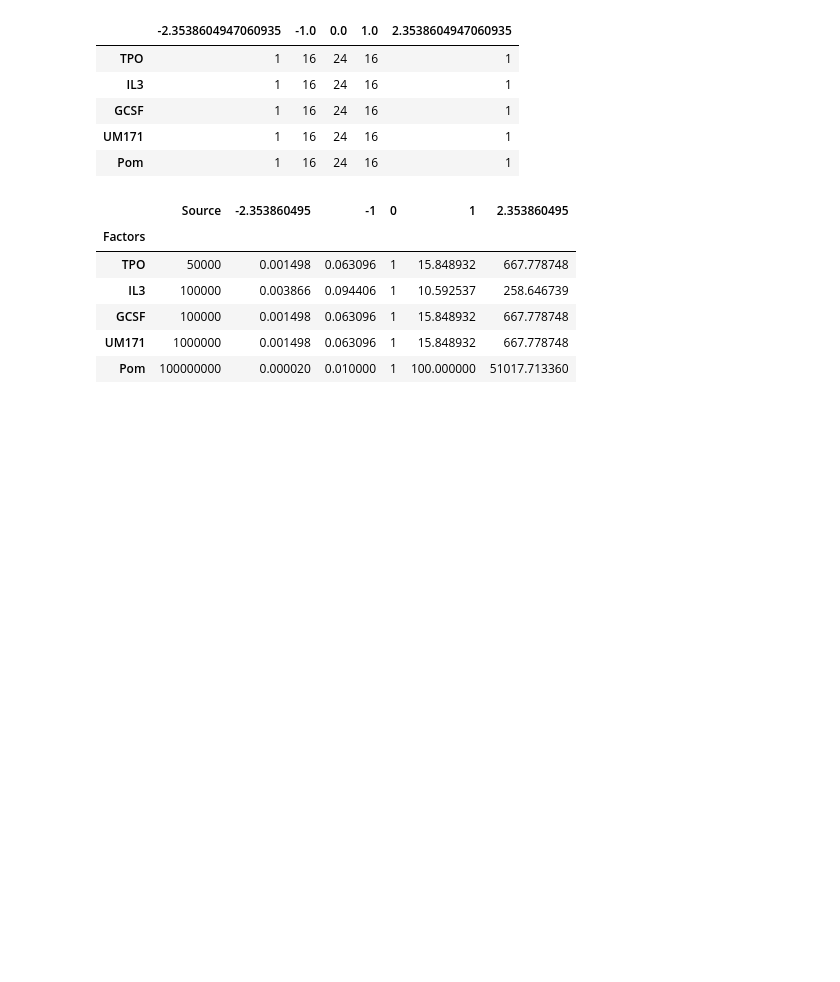
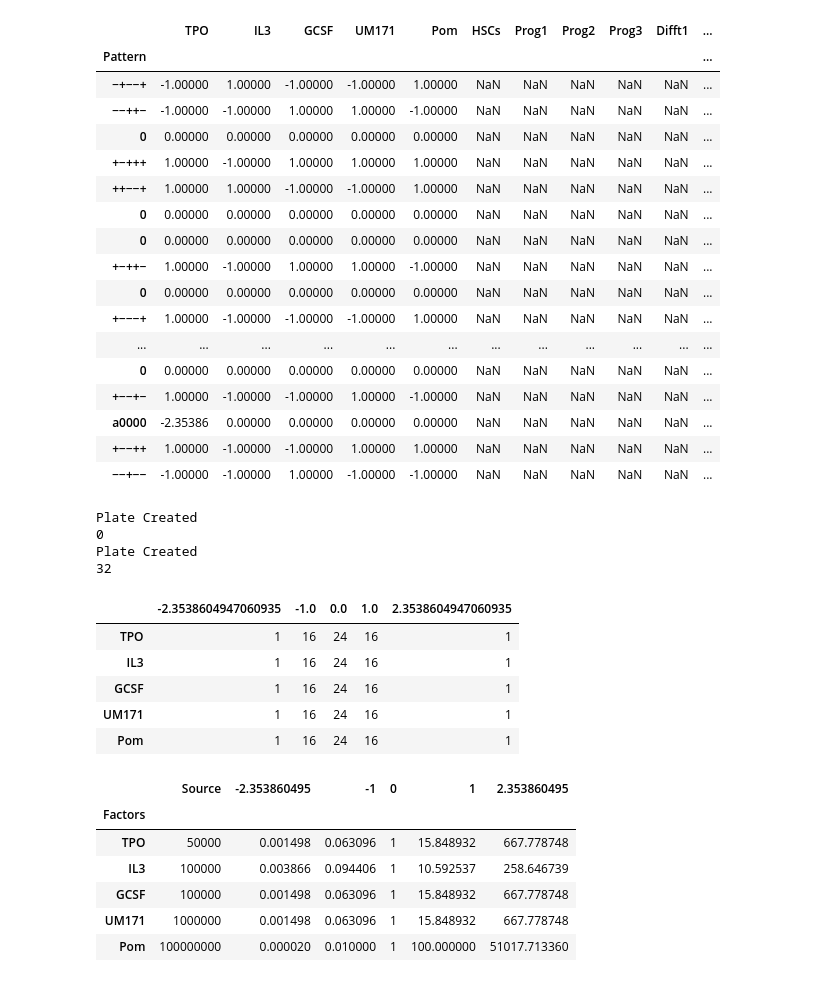
Before and after one commit to Siddarth-Raghuvanshi/HSC_Generation_Pipeline, a Jupyter notebook: Test_Files/Fixes for Pipeline.ipynb, the cells around one changed output. Cells and saved outputs as stored; diff of their text form; code cells hidden in the pictures; blank space fills up the shorter version.

```diff
--- a/Test_Files/Fixes for Pipeline.ipynb
+++ b/Test_Files/Fixes for Pipeline.ipynb
@@ -1,14 +1,46 @@
 # %%
 import pandas as pd
 from math import floor
 from math import ceil
 import numpy as np
 
 Layout= np.arange(1,25)
 
-Commands = pd.read_excel("RSM1_SRAH-190813-58R_0B_16CP-add_ctrls.xlsx", index_col = 0)
+Experiment_Matrix = pd.read_excel("RSM1_SRAH-190813-58R_0B_16CP-add_ctrls.xlsx", index_col = 0)
+Concentrations = pd.read_csv("Dilution_Concentrations_SR.csv", index_col = 0)
 
-Concentrations = pd.read_csv("Dilution_Concentrations_SR.csv", index_col = 0)
+display(Commands)
+# %% [output]
+|  | TPO | IL3 | GCSF | UM171 | Pom | HSCs | Prog1 | Prog2 | Prog3 | Difft1 | ... |
+| Pattern |  |  |  |  |  |  |  |  |  |  | ... |
+| −+−−+ | -1.00000 | 1.00000 | -1.00000 | -1.00000 | 1.00000 | NaN | NaN | NaN | NaN | NaN | ... |
+| −−++− | -1.00000 | -1.00000 | 1.00000 | 1.00000 | -1.00000 | NaN | NaN | NaN | NaN | NaN | ... |
+| 0 | 0.00000 | 0.00000 | 0.00000 | 0.00000 | 0.00000 | NaN | NaN | NaN | NaN | NaN | ... |
+| +−+++ | 1.00000 | -1.00000 | 1.00000 | 1.00000 | 1.00000 | NaN | NaN | NaN | NaN | NaN | ... |
+| ++−−+ | 1.00000 | 1.00000 | -1.00000 | -1.00000 | 1.00000 | NaN | NaN | NaN | NaN | NaN | ... |
+| 0 | 0.00000 | 0.00000 | 0.00000 | 0.00000 | 0.00000 | NaN | NaN | NaN | NaN | NaN | ... |
+| 0 | 0.00000 | 0.00000 | 0.00000 | 0.00000 | 0.00000 | NaN | NaN | NaN | NaN | NaN | ... |
+| +−++− | 1.00000 | -1.00000 | 1.00000 | 1.00000 | -1.00000 | NaN | NaN | NaN | NaN | NaN | ... |
+| 0 | 0.00000 | 0.00000 | 0.00000 | 0.00000 | 0.00000 | NaN | NaN | NaN | NaN | NaN | ... |
+| +−−−+ | 1.00000 | -1.00000 | -1.00000 | -1.00000 | 1.00000 | NaN | NaN | NaN | NaN | NaN | ... |
+| ... | ... | ... | ... | ... | ... | ... | ... | ... | ... | ... | ... |
+| 0 | 0.00000 | 0.00000 | 0.00000 | 0.00000 | 0.00000 | NaN | NaN | NaN | NaN | NaN | ... |
+| +−−+− | 1.00000 | -1.00000 | -1.00000 | 1.00000 | -1.00000 | NaN | NaN | NaN | NaN | NaN | ... |
+| a0000 | -2.35386 | 0.00000 | 0.00000 | 0.00000 | 0.00000 | NaN | NaN | NaN | NaN | NaN | ... |
+| +−−++ | 1.00000 | -1.00000 | -1.00000 | 1.00000 | 1.00000 | NaN | NaN | NaN | NaN | NaN | ... |
+| −−+−− | -1.00000 | -1.00000 | 1.00000 | -1.00000 | -1.00000 | NaN | NaN | NaN | NaN | NaN | ... |
+# %%
+for row_index in range(len(Experiment_Matrix.index)):
+    if row_index % 32 == 0:
+        print("Plate Created")
+        print(index)
+    for column_index in range(len(Experiment_Matrix.columns))
+        print(Experiment_Matrix.columns)
+# %% [output]
+Plate Created
+0
+Plate Created
+32
 # %%
 Y_Vars = Commands.columns[Commands.isna().all()].tolist()
 
```
Also changed, not shown: 2 other files.
